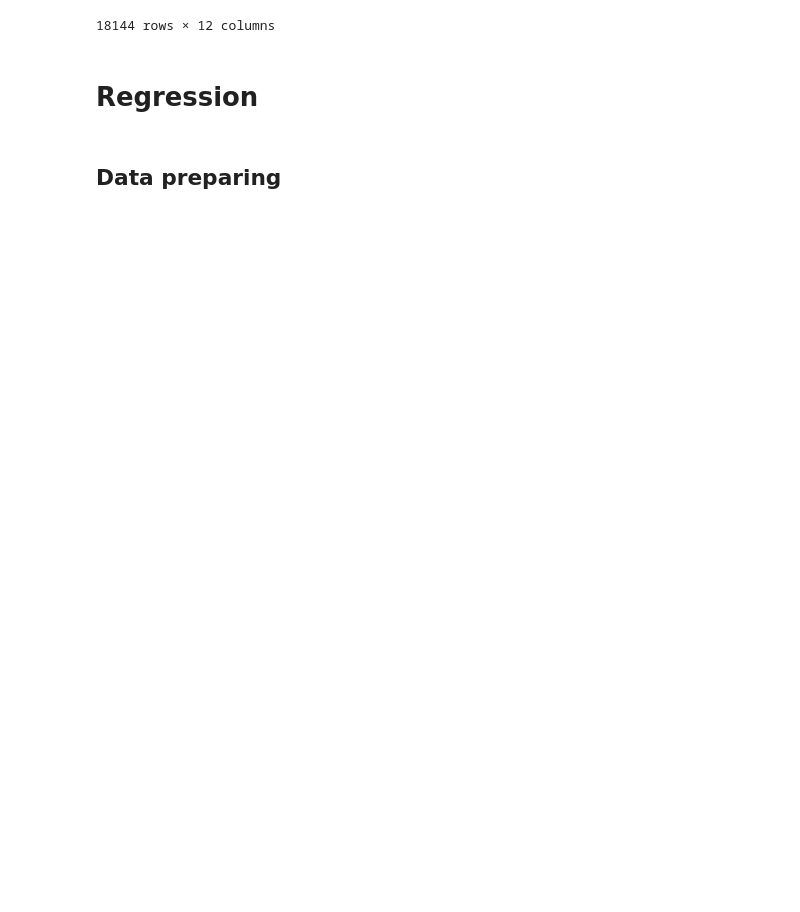
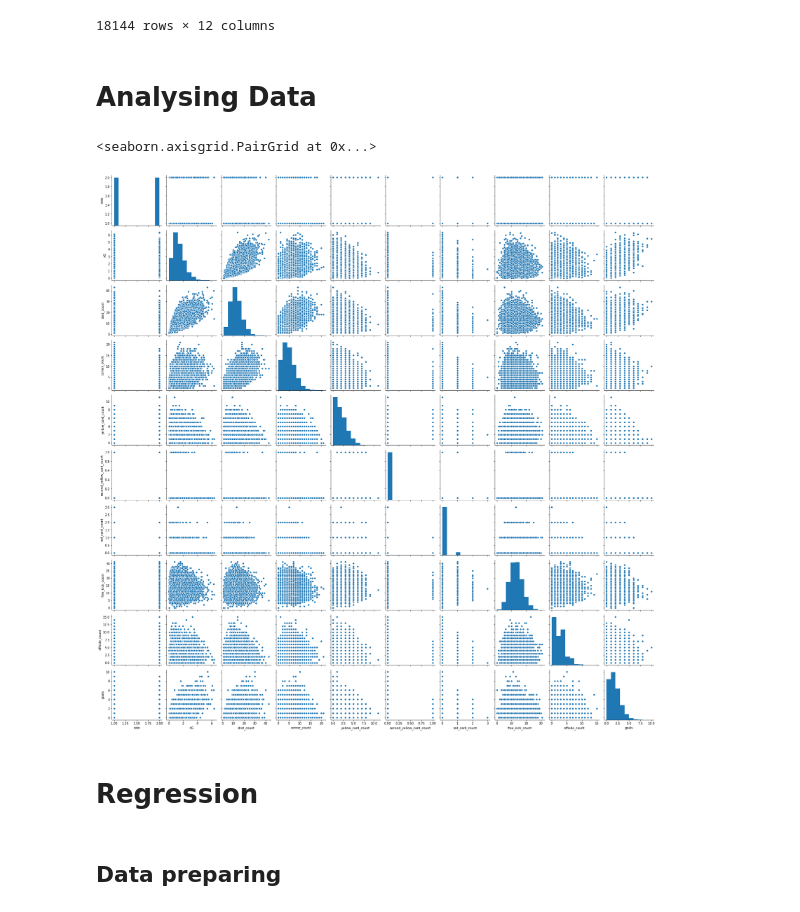
Before and after one commit to pdsam/IART, a Jupyter notebook: Proj2/downrightcopy.ipynb, the cells around one changed output. Saved outputs shown, nothing was run; the diff lists cells and outputs as text; code cells hidden in the pictures; blank space fills up the shorter version.

```diff
--- a/Proj2/downrightcopy.ipynb
+++ b/Proj2/downrightcopy.ipynb
@@ -180,6 +204,13 @@ fullDataset
 | 18142 | zyzdxP10/ | 1 | 1.587103 | 13 | 3 | 1 | 0 | ... |
 | 18143 | zyzdxP10/ | 2 | 2.439499 | 27 | 8 | 3 | 0 | ... |
 18144 rows × 12 columns
+# %% [markdown]
+# Analysing Data
+# %%
+sb.pairplot(fullDataset)
+# %% [output]
+<seaborn.axisgrid.PairGrid at 0x...>
+[figure, added]
 # %% [markdown]
 # Regression
 # %% [markdown]
```
Also changed, not shown: parts of 7 cells of this notebook.
